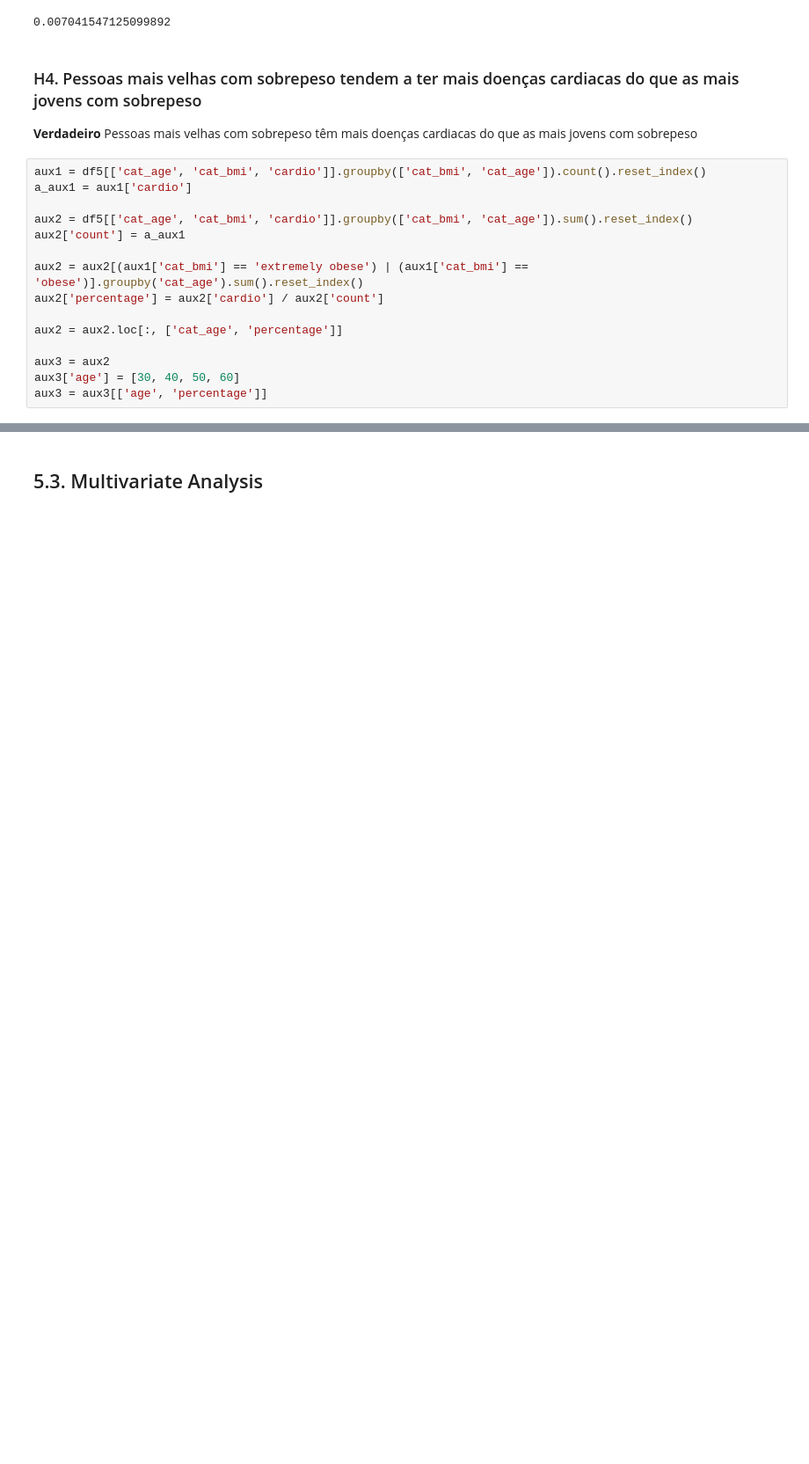
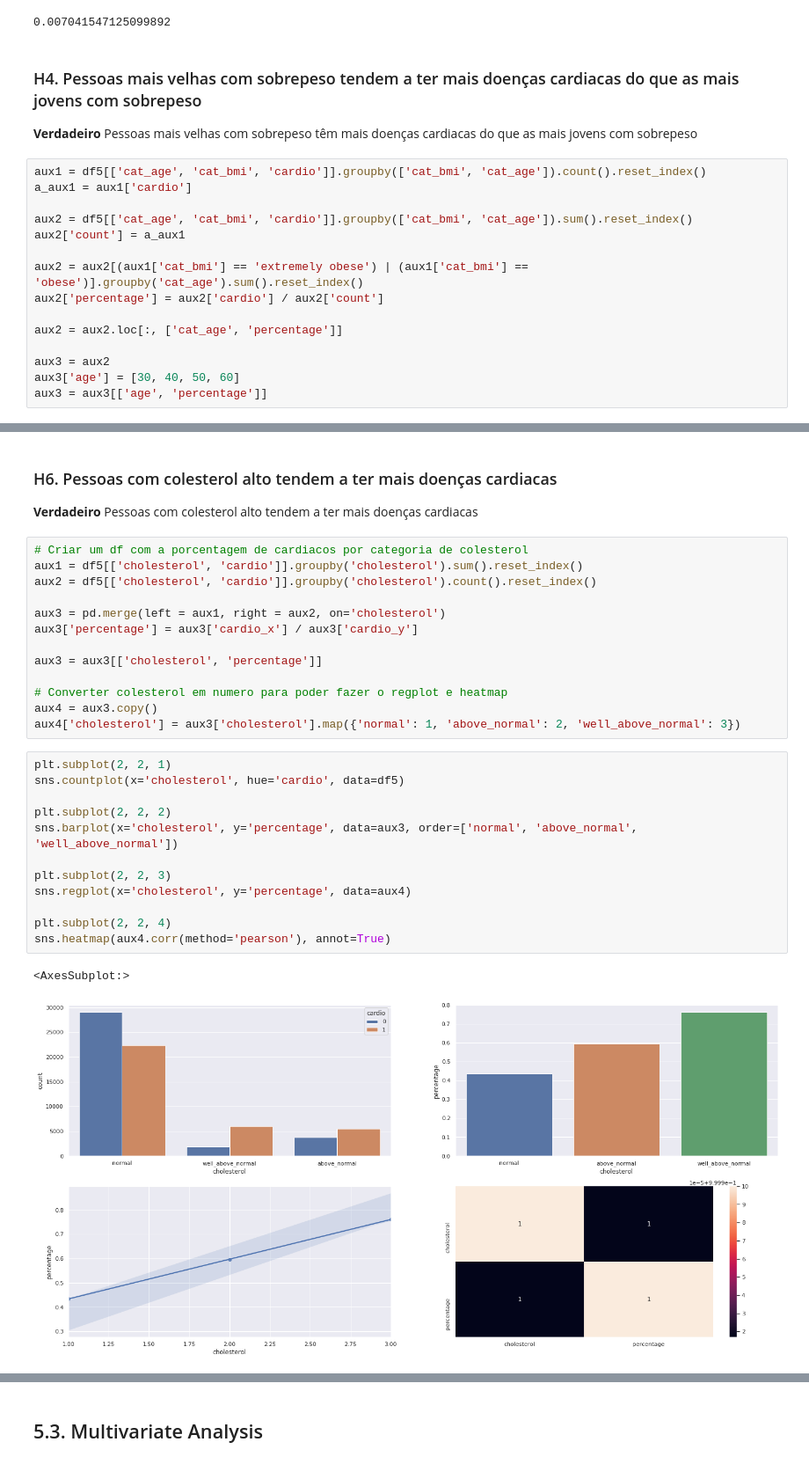
Before and after one commit to tadeucbm/cardio_catch_diseases, a Jupyter notebook: cardio_catch_diseases.ipynb, the cells around one changed output, grey strips where cells are left out. Shown at 88% size. Drawn from its saved outputs; the diff is of its cells as text; blank space fills up the shorter version.

```diff
--- a/cardio_catch_diseases.ipynb
+++ b/cardio_catch_diseases.ipynb
@@ -795,0 +781,31 @@ SyntaxError: invalid syntax (<ipython-input-273-052f9a51988a>, line 1)
+# %% [markdown]
+### H6. Pessoas com colesterol alto tendem a ter mais doenças cardiacas
+**Verdadeiro** Pessoas com colesterol alto tendem a ter mais doenças cardiacas
+# %%
+# Criar um df com a porcentagem de cardiacos por categoria de colesterol
+aux1 = df5[['cholesterol', 'cardio']].groupby('cholesterol').sum().reset_index()
+aux2 = df5[['cholesterol', 'cardio']].groupby('cholesterol').count().reset_index()
+
+aux3 = pd.merge(left = aux1, right = aux2, on='cholesterol')
+aux3['percentage'] = aux3['cardio_x'] / aux3['cardio_y']
+
+aux3 = aux3[['cholesterol', 'percentage']]
+
+# Converter colesterol em numero para poder fazer o regplot e heatmap
+aux4 = aux3.copy()
+aux4['cholesterol'] = aux3['cholesterol'].map({'normal': 1, 'above_normal': 2, 'well_above_normal': 3})
+# %%
+plt.subplot(2, 2, 1)
+sns.countplot(x='cholesterol', hue='cardio', data=df5)
+
+plt.subplot(2, 2, 2)
+sns.barplot(x='cholesterol', y='percentage', data=aux3, order=['normal', 'above_normal', 'well_above_normal'])
+
+plt.subplot(2, 2, 3)
+sns.regplot(x='cholesterol', y='percentage', data=aux4)
+
+plt.subplot(2, 2, 4)
+sns.heatmap(aux4.corr(method='pearson'), annot=True)
+# %% [output]
+<AxesSubplot:>
+[figure, added]
```
Also changed, not shown: parts of 39 cells of this notebook.
